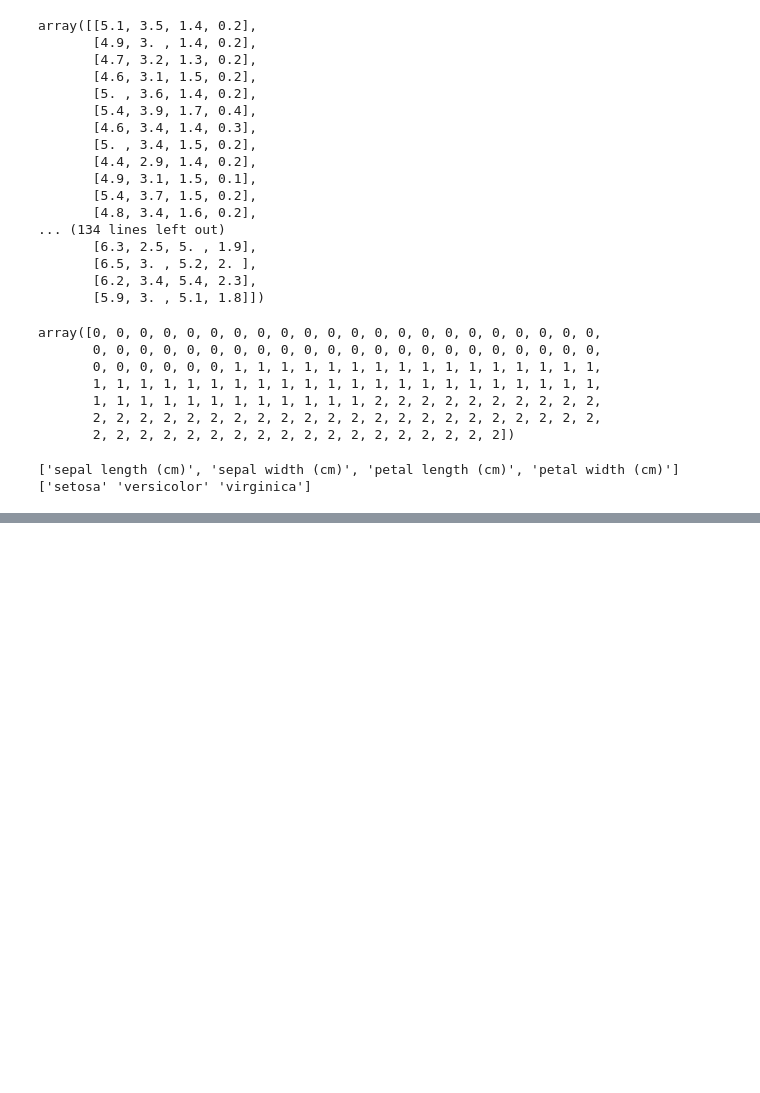
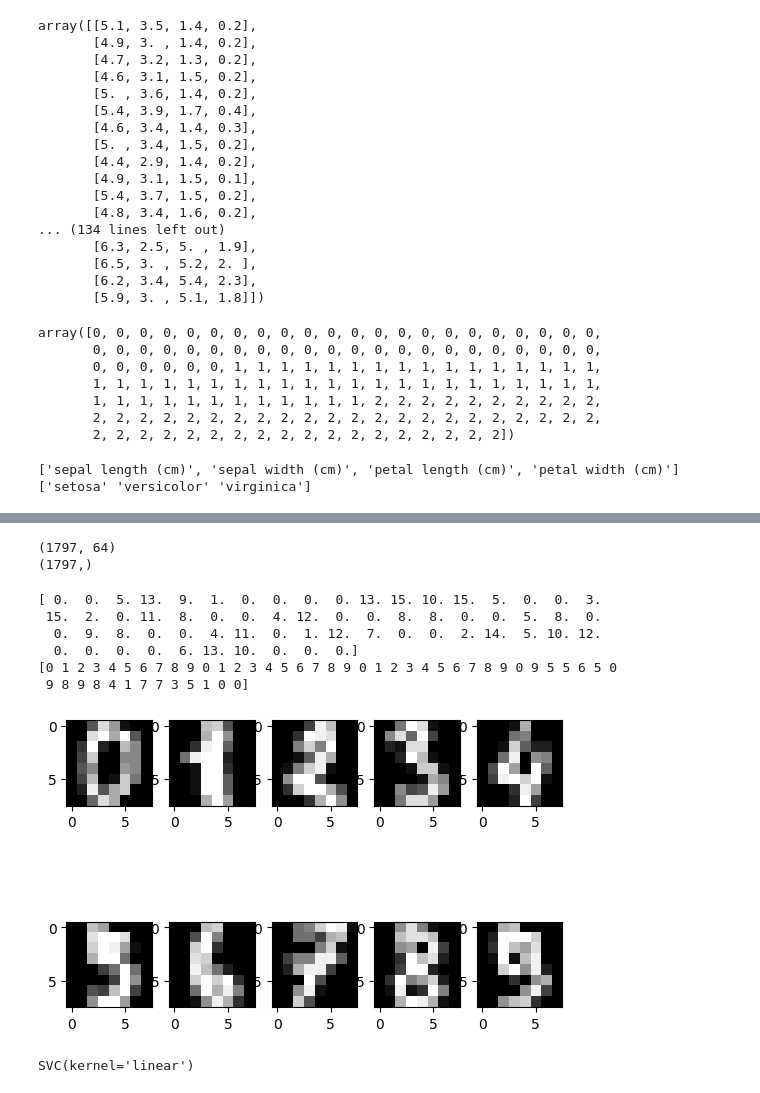
Before and after one commit to home10v011-bot/pythondev, a Jupyter notebook: 00_orientation/Lesson15.ipynb, the cells around one changed output, grey strips where cells are left out. Drawn from its saved outputs; the diff is of its cells as text; code cells hidden in the pictures; blank space fills up the shorter version.

```diff
--- a/00_orientation/Lesson15.ipynb
+++ b/00_orientation/Lesson15.ipynb
@@ -72,0 +91,28 @@ print(digits.DESCR)
+# %%
+X = digits.data
+y = digits.target
+# %%
+print(X.shape)
+print(y.shape)
+# %% [output]
+(1797, 64)
+(1797,)
+# %%
+print(X[0])
+print(y[0:50])
+# %% [output]
+[ 0.  0.  5. 13.  9.  1.  0.  0.  0.  0. 13. 15. 10. 15.  5.  0.  0.  3.
+ 15.  2.  0. 11.  8.  0.  0.  4. 12.  0.  0.  8.  8.  0.  0.  5.  8.  0.
+  0.  9.  8.  0.  0.  4. 11.  0.  1. 12.  7.  0.  0.  2. 14.  5. 10. 12.
+  0.  0.  0.  0.  6. 13. 10.  0.  0.  0.]
+[0 1 2 3 4 5 6 7 8 9 0 1 2 3 4 5 6 7 8 9 0 1 2 3 4 5 6 7 8 9 0 9 5 5 6 5 0
+ 9 8 9 8 4 1 7 7 3 5 1 0 0]
+# %%
+import matplotlib.pyplot as plt
+fig = plt.figure()
+
+for i, x in enumerate(X[0:10], 0):
+    sp = fig.add_subplot(2, 5, (i + 1))
+    sp.imshow(x.reshape(8, 8), cmap = "gray")
+# %% [output]
+[figure, added]
@@ -72,0 +124,6 @@ print(digits.DESCR)
+# %%
+from sklearn.svm import SVC
+classifier = SVC(kernel="linear")
+classifier.fit(X_train, y_train)
+# %% [output]
+SVC(kernel='linear')
```
Also changed, not shown: parts of 15 cells of this notebook.
